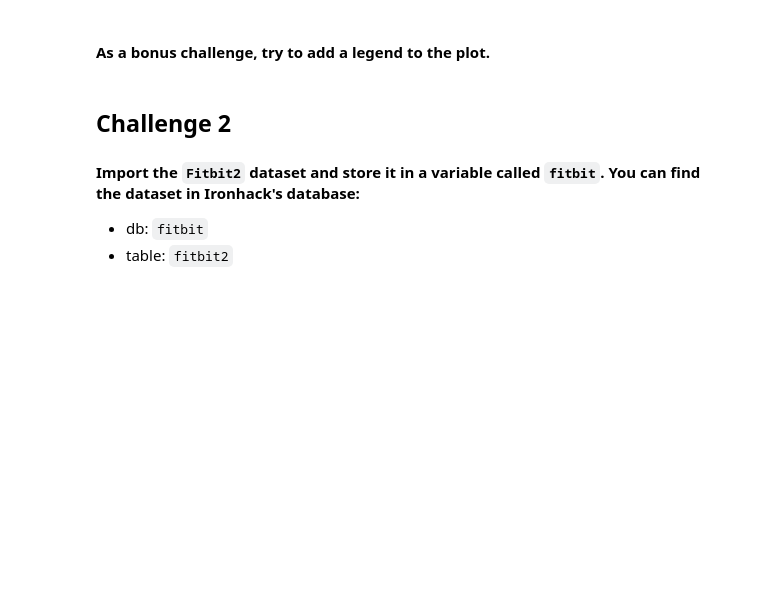
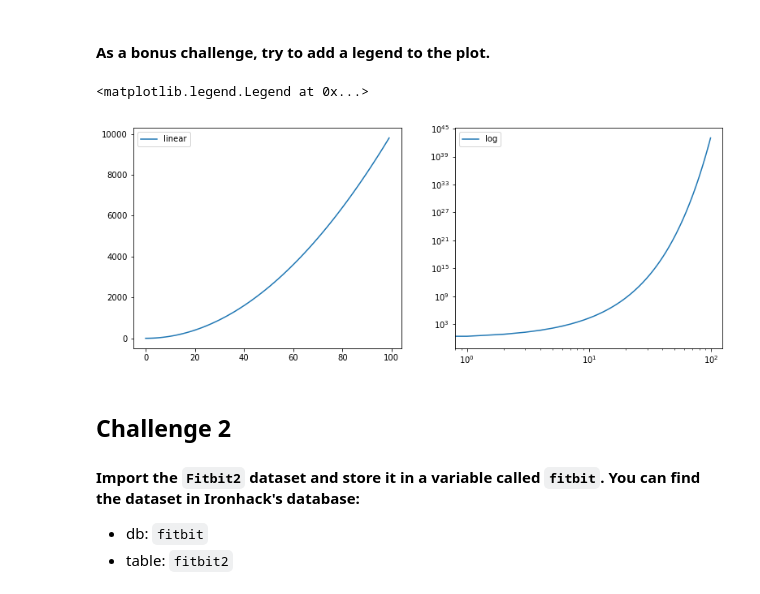
Before and after one commit to abarrasa/dataptmad1121_labs, a Jupyter notebook: module-2/matplotlib-seaborn/your-code/main.ipynb, the cells around one changed output. Cells and saved outputs as stored; diff of their text form; code cells hidden in the pictures; blank space fills up the shorter version.

```diff
--- a/module-2/matplotlib-seaborn/your-code/main.ipynb
+++ b/module-2/matplotlib-seaborn/your-code/main.ipynb
@@ -101,3 +113,20 @@ plt.plot(x, d)
+# %%
+# your code here
+fig, [ax1, ax2] = plt.subplots(nrows=1, ncols=2, figsize=(13,5))
+y=x**2
+d=e**x
+
+ax1.plot(x,y)
+ax1.set_xscale('linear')
+ax1.set_yscale('linear')
+ax1.legend(["linear"])
+ax2.plot(x,d)
+ax2.set_xscale('log')
+ax2.set_yscale('log')
+ax2.legend(["log"])
+# %% [output]
+<matplotlib.legend.Legend at 0x...>
+[figure, added]
 # %% [markdown]
 ## Challenge 2
 #### Import the `Fitbit2` dataset and store it in a variable called `fitbit`. You can find the dataset in Ironhack's database:
```
Also changed, not shown: parts of 53 cells of this notebook, 2 other files.
